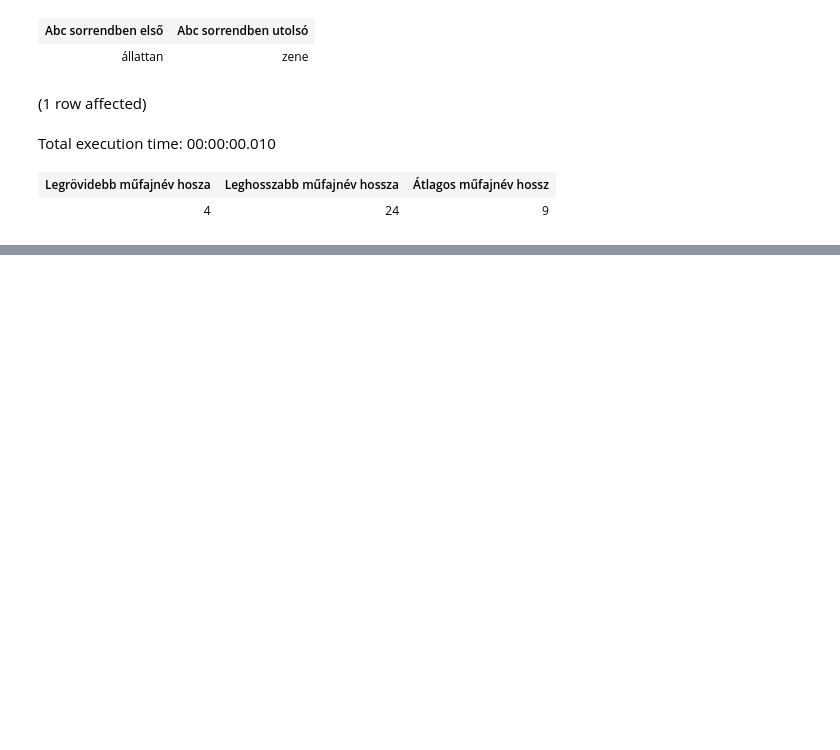
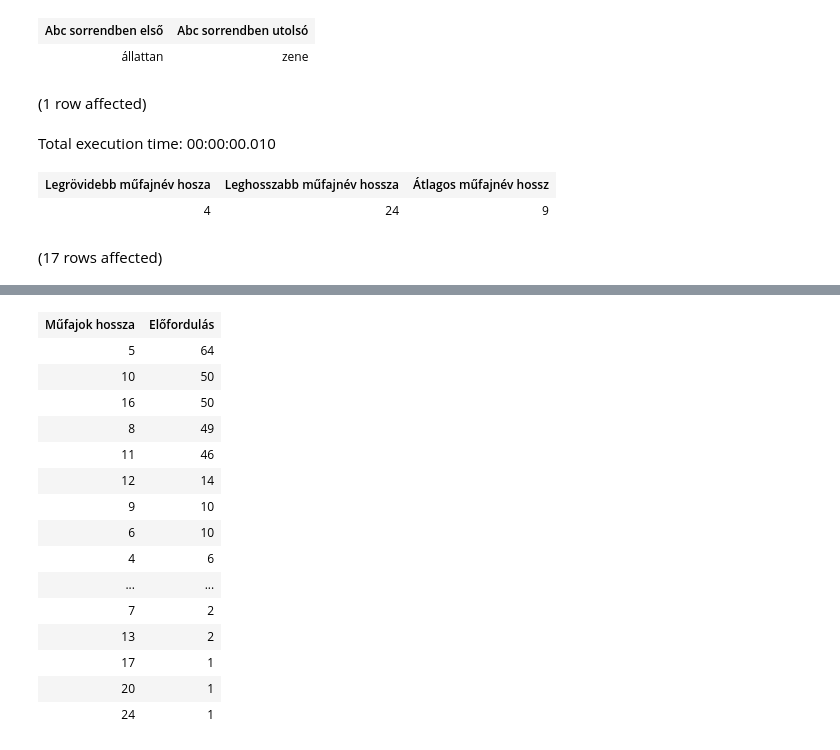
Before and after one commit to marinatoth/db_sql, a Jupyter notebook: hazi_adatprofilozas.ipynb, the cells around one changed output, grey strips where cells are left out. Drawn from its saved outputs; the diff is of its cells as text; code cells hidden in the pictures; blank space fills up the shorter version.

```diff
--- a/hazi_adatprofilozas.ipynb
+++ b/hazi_adatprofilozas.ipynb
@@ -130,3 +130,12 @@ AND LEN(stilus) > 0
 Total execution time: 00:00:00.010
 | Legrövidebb műfajnév hosza | Leghosszabb műfajnév hossza | Átlagos műfajnév hossz |
 | 4 | 24 | 9 |
+# %%
+SELECT len(stilus) as 'Műfajok hossza',
+    COUNT(*) as 'Előfordulás'
+FROM dvd
+WHERE stilus IS NOT NULL
+GROUP BY len(stilus)
+ORDER BY COUNT(*) DESC
+# %% [output]
+(17 rows affected)
@@ -132,0 +143,16 @@ Total execution time: 00:00:00.010
+| Műfajok hossza | Előfordulás |
+| 5 | 64 |
+| 10 | 50 |
+| 16 | 50 |
+| 8 | 49 |
+| 11 | 46 |
+| 12 | 14 |
+| 9 | 10 |
+| 6 | 10 |
+| 4 | 6 |
+| ... | ... |
+| 7 | 2 |
+| 13 | 2 |
+| 17 | 1 |
+| 20 | 1 |
+| 24 | 1 |
```
Also changed, not shown: parts of 4 cells of this notebook.
